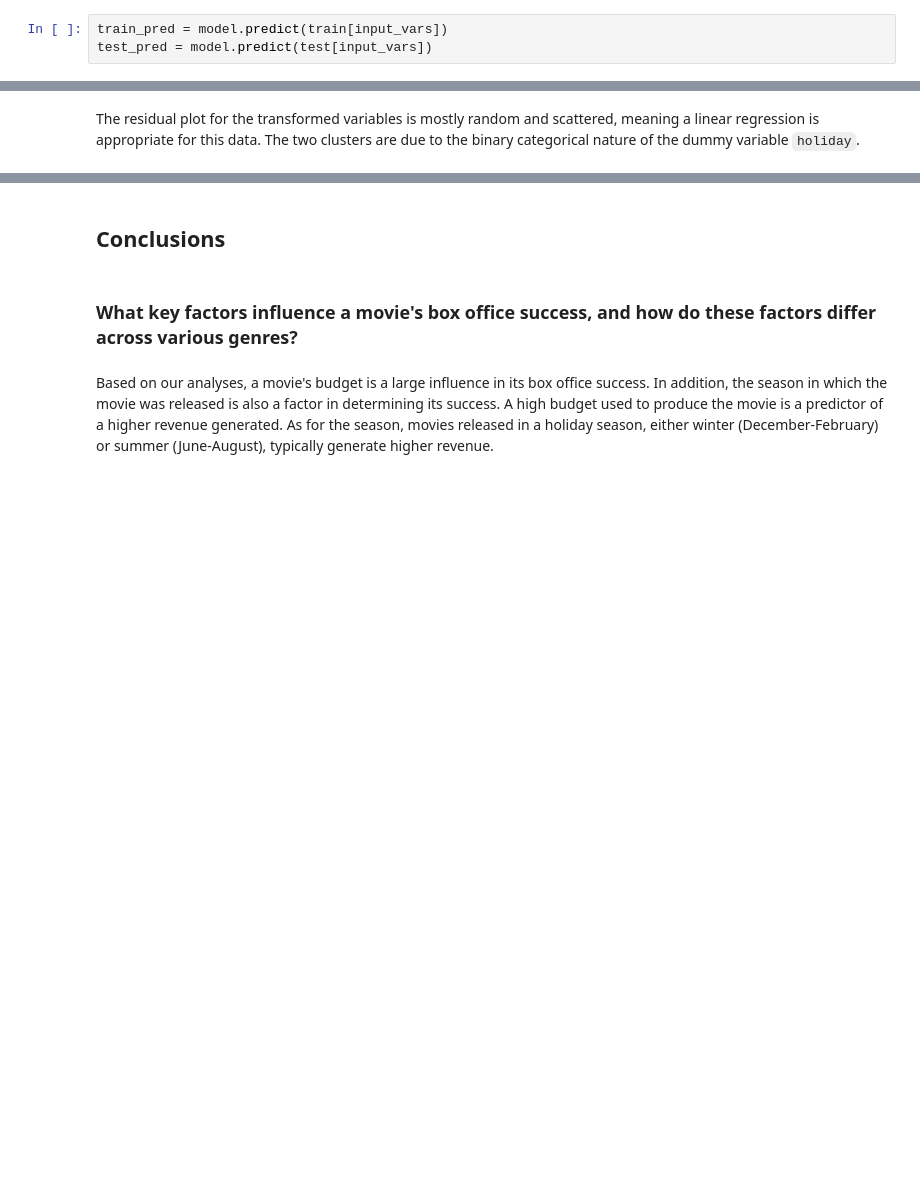
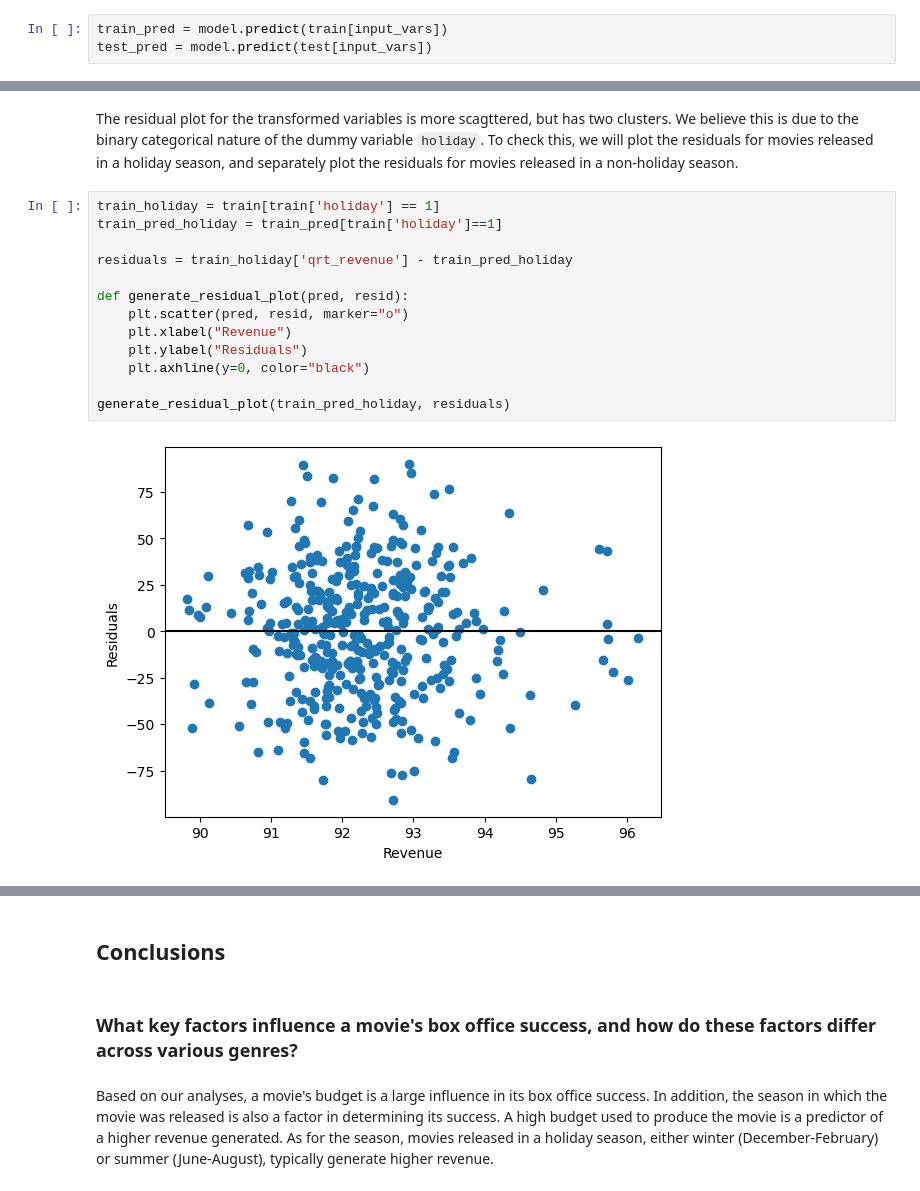
Before and after one commit to ay283/info2950_project, a Jupyter notebook: Report.ipynb, the cells around one changed output, grey strips where cells are left out. Drawn from its saved outputs; the diff is of its cells as text; blank space fills up the shorter version.

Commit message:
add evaluation metrics and residual plots

```diff
--- a/Report.ipynb
+++ b/Report.ipynb
@@ -329,2 +331,17 @@ generate_residual_plot(train_pred, residuals)
 # %% [markdown]
-The residual plot for the transformed variables is mostly random and scattered, meaning a linear regression is appropriate for this data. The two clusters are due to the binary categorical nature of the dummy variable `holiday`.
+The residual plot for the transformed variables is more scagttered, but has two clusters. We believe this is due to the binary categorical nature of the dummy variable `holiday`. To check this, we will plot the residuals for movies released in a holiday season, and separately plot the residuals for movies released in a non-holiday season.
+# %%
+train_holiday = train[train['holiday'] == 1]
+train_pred_holiday = train_pred[train['holiday']==1]
+
+residuals = train_holiday['qrt_revenue'] - train_pred_holiday
+
+def generate_residual_plot(pred, resid):
+    plt.scatter(pred, resid, marker="o")
+    plt.xlabel("Revenue")
+    plt.ylabel("Residuals")
+    plt.axhline(y=0, color="black")
+
+generate_residual_plot(train_pred_holiday, residuals)
+# %% [output]
+[figure, added]
```
Also changed, not shown: parts of 22 cells of this notebook.
